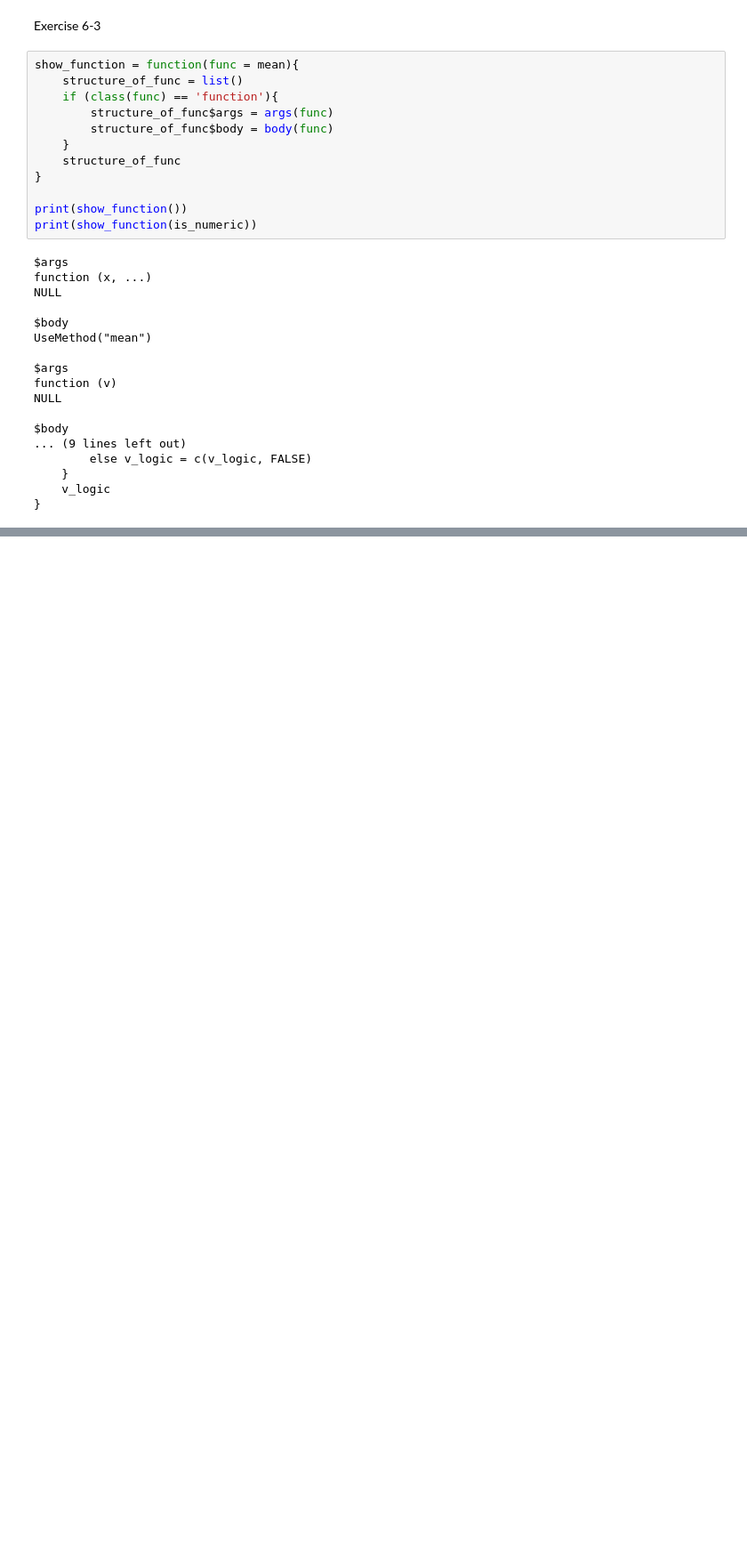
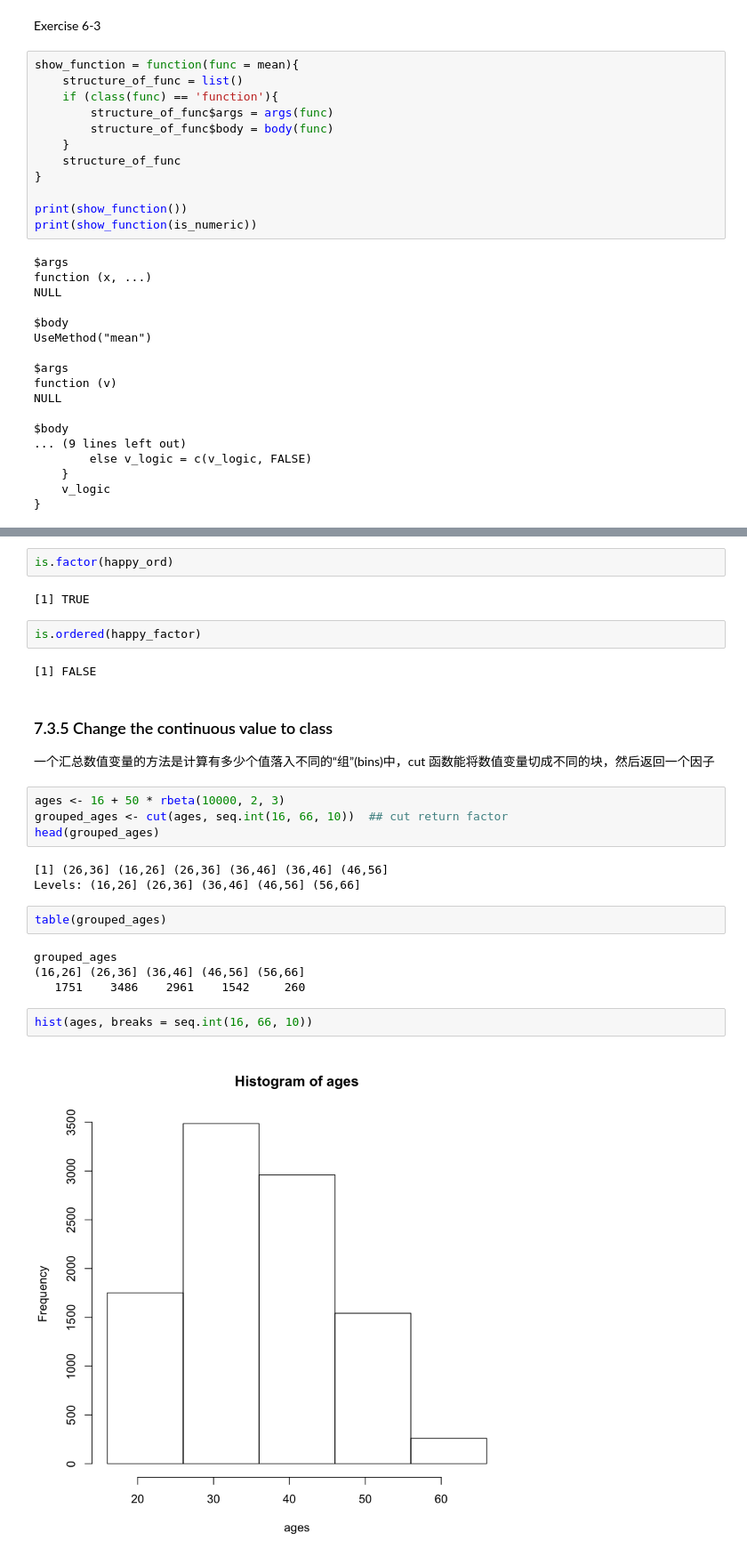
Before and after one commit to KayTony/R-in-Action, a Jupyter notebook: experiments/learning R.ipynb, the cells around one changed output, grey strips where cells are left out. Shown: that part at 89% size. Cells and saved outputs as stored; diff of their text form; blank space fills up the shorter version.

Commit message:
add chapter7 string and factor

```diff
--- a/experiments/learning R.ipynb
+++ b/experiments/learning R.ipynb
@@ -903,0 +1277,28 @@ $body
+# %%
+is.factor(happy_ord)
+# %% [output]
+[1] TRUE
+# %%
+is.ordered(happy_factor)
+# %% [output]
+[1] FALSE
+# %% [markdown]
+### 7.3.5 Change the continuous value to class
+一个汇总数值变量的方法是计算有多少个值落入不同的“组”(bins)中，cut 函数能将数值变量切成不同的块，然后返回一个因子
+# %%
+ages <- 16 + 50 * rbeta(10000, 2, 3)
+grouped_ages <- cut(ages, seq.int(16, 66, 10))  ## cut return factor
+head(grouped_ages)
+# %% [output]
+[1] (26,36] (16,26] (26,36] (36,46] (36,46] (46,56]
+Levels: (16,26] (26,36] (36,46] (46,56] (56,66]
+# %%
+table(grouped_ages)
+# %% [output]
+grouped_ages
+(16,26] (26,36] (36,46] (46,56] (56,66]
+   1751    3486    2961    1542     260
+# %%
+hist(ages, breaks = seq.int(16, 66, 10))
+# %% [output]
+[figure, added]
```
Also changed, not shown: parts of 86 cells of this notebook.
